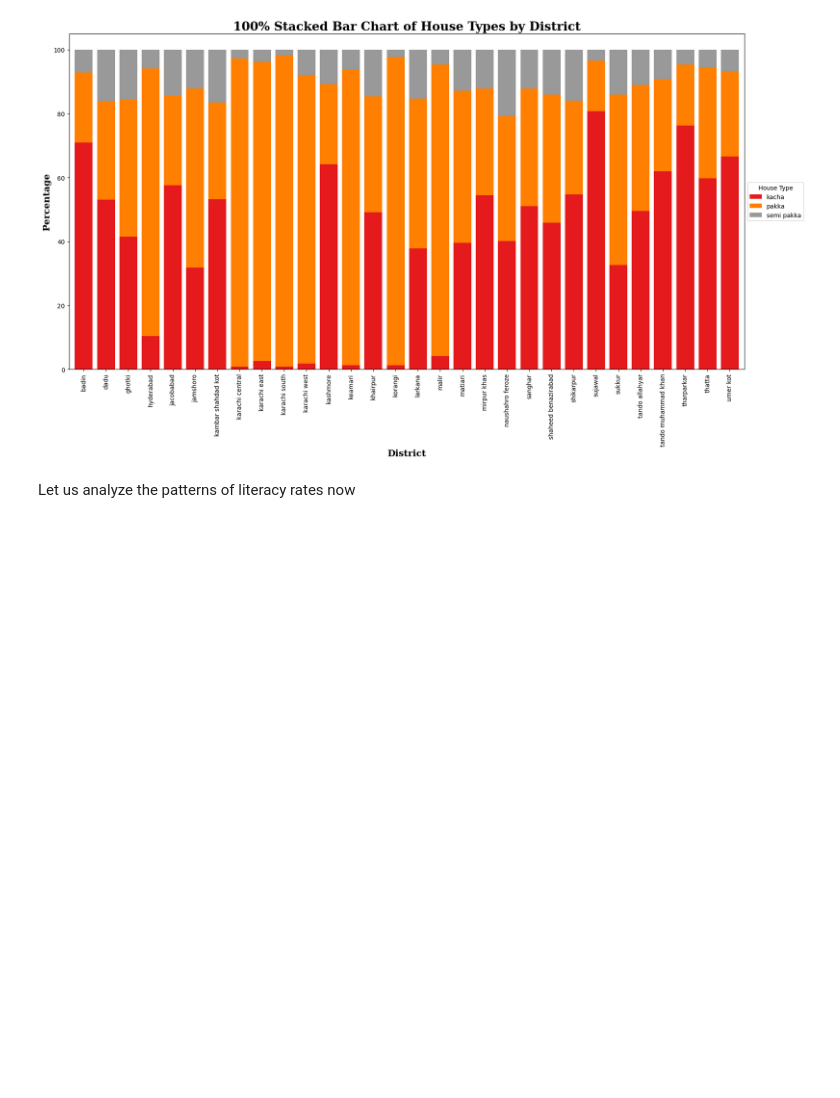
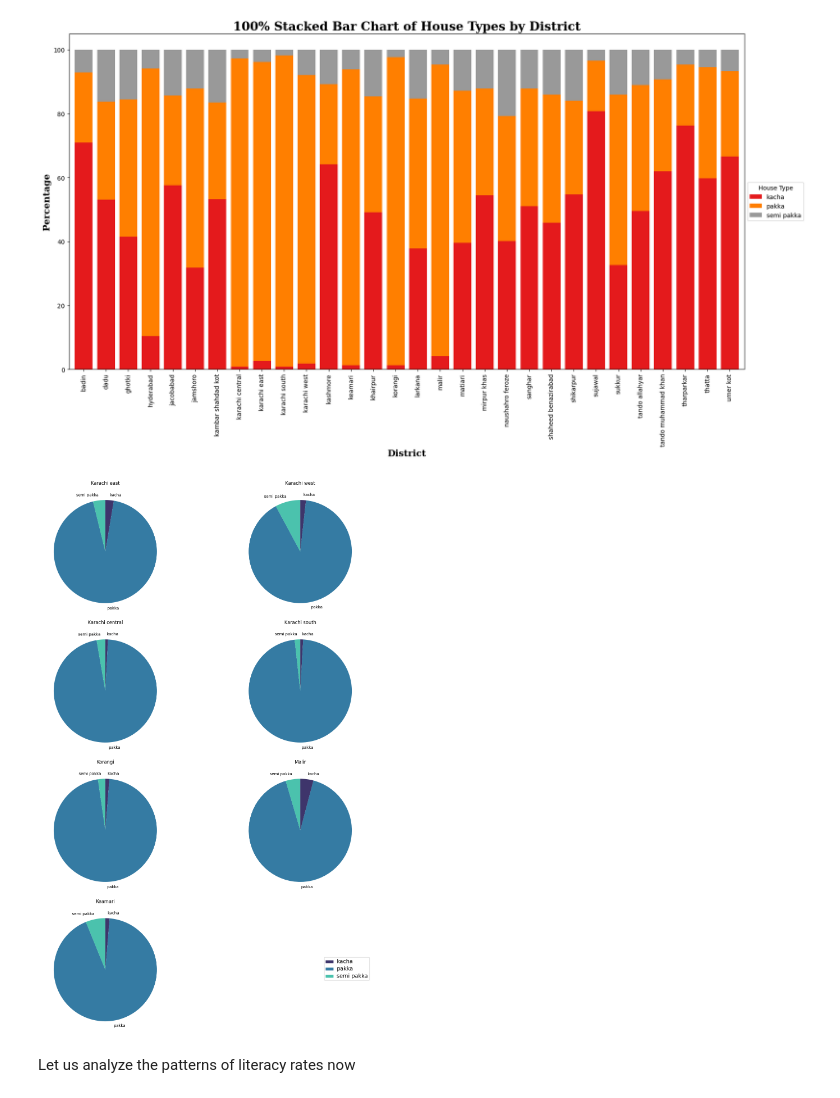
Before and after one commit to muhammadazeemhaider/Population-Analysis-of-Sindh, a Jupyter notebook: Code/main.ipynb, the cells around one changed output. Cells and saved outputs as stored; diff of their text form; code cells hidden in the pictures; blank space fills up the shorter version.

```diff
--- a/Code/main.ipynb
+++ b/Code/main.ipynb
@@ -173,6 +173,38 @@ plt.legend(title='House Type', loc='center left', bbox_to_anchor=(1, 0, 0.5, 1))
 plt.show()
 # %% [output]
 [figure]
+# %%
+# Creating pie-charts for the following districts: karachi east, karachi west, karachi central, karachi south, korangi, malir, and keamari
+
+districts = ['karachi east', 'karachi west', 'karachi central', 'karachi south', 'korangi', 'malir', 'keamari']
+colors = sns.color_palette('mako', 3)
+# colors = ['#003C71', '#FF6F61', '#F1C40F']  # Cobalt blue and coral colors
+# colors = ['#FFB3BA', '#FFDFBA', '#FFFFBA']  # Soft pastel colors
+
+fig, axes = plt.subplots(4, 2, figsize=(15, 20))
+axes = axes.flatten()
+
+for i, district in enumerate(districts):
+    data = house_data[house_data['name_admin_unit'] == district]
+    data = data.groupby('hh_type')['overall'].sum()
+    data = data.reindex(['kacha', 'pakka', 'semi pakka'])  # Ensure the order of house types
+    data.plot(kind='pie', colors=colors, startangle=90, counterclock=False, ax=axes[i], autopct=None)  # Remove percentage labels
+    axes[i].set_ylabel('')  # Remove y-label
+    axes[i].set_title(district.capitalize())  # Set the title to the district name
+
+# Hide any unused subplots
+for j in range(i + 1, len(axes)):
+    fig.delaxes(axes[j])
+
+# Add a legend for the colors with increased size
+legend = fig.legend(['kacha', 'pakka', 'semi pakka'], loc='lower right', bbox_to_anchor=(0.9, 0.1))
+for text in legend.get_texts():
+    text.set_fontsize(14)  # Increase the font size of the legend
+
+plt.tight_layout()
+plt.show()
+# %% [output]
+[figure, added]
 # %% [markdown]
 Let us analyze the patterns of literacy rates now
 # %%
```
Also changed, not shown: 10 other files.
